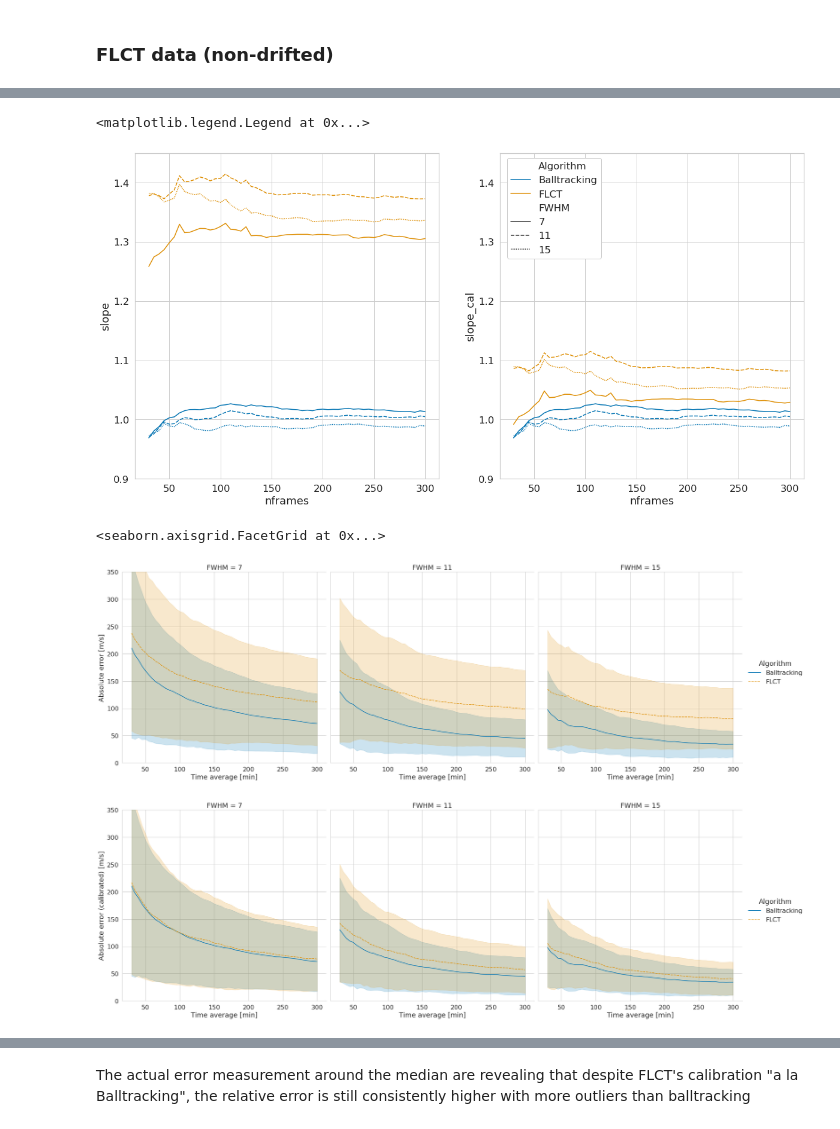
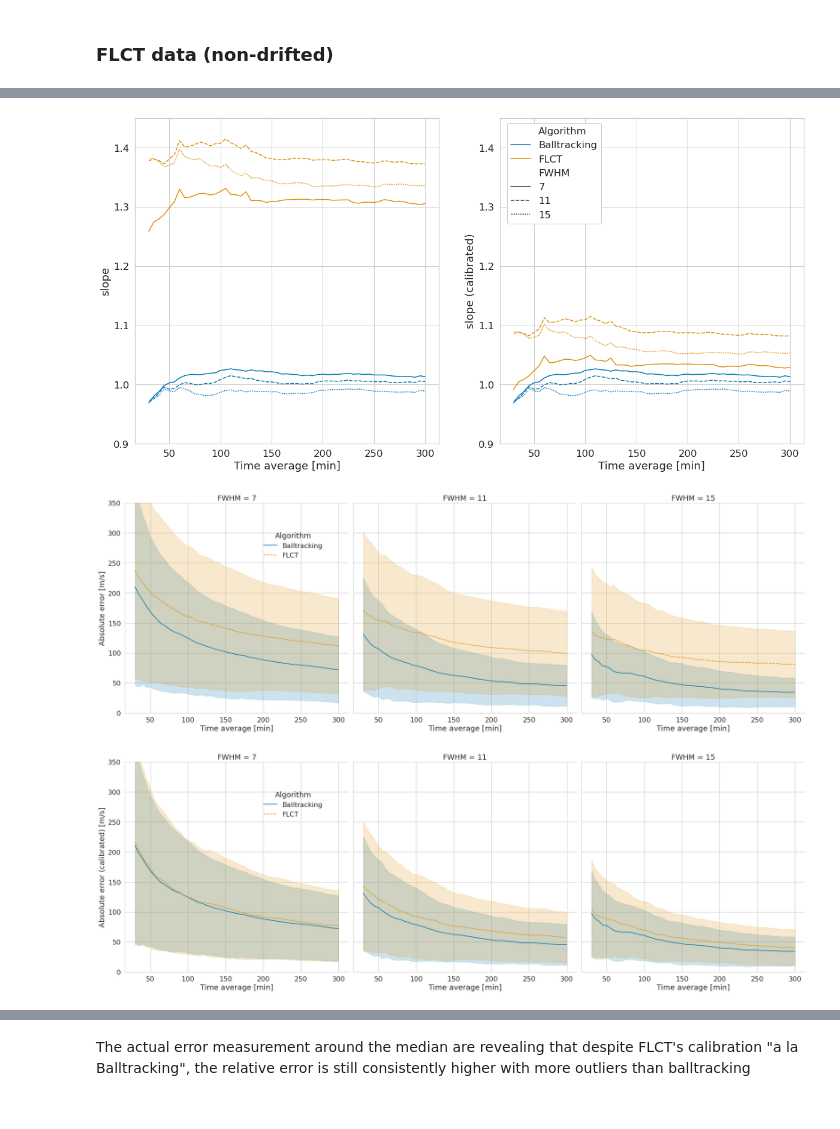
Before and after one commit to raphael-attie/sunflower, a Jupyter notebook: Comparisons/DeepVelU_FLCT_Balltracking_60frames.ipynb, the cells around one changed output, grey strips where cells are left out. Drawn from its saved outputs; the diff is of its cells as text; code cells hidden in the pictures.

Commit message:
Pushed the error analysis further for the seminar at NRL

```diff
--- a/Comparisons/DeepVelU_FLCT_Balltracking_60frames.ipynb
+++ b/Comparisons/DeepVelU_FLCT_Balltracking_60frames.ipynb
@@ -305,21 +308,23 @@ for i, fwhm_i in enumerate(fwhms):
     # Relative error (Mean Absolute Percentage Error: MAPE)
     APE_field_masked = [np.abs((v_stein_sm[i][j][2][fov] - fvs2[j][2][fov]*u)/np.ma.masked_less_equal(v_stein_sm[i][j][2][fov], 10)).ravel()*100 for j in range(nflows)]
     APE_field_masked_cal = [np.abs((v_stein_sm[i][j][2][fov] - fvs2_cal[j][2][fov]*u)/np.ma.masked_less_equal(v_stein_sm[i][j][2][fov], 10)).ravel()*100 for j in range(nflows)]
-    df1 = pd.concat([pd.DataFrame({'vx_stein': v_stein_sm[i][j][0][fov].ravel(), 'vy_stein': v_stein_sm[i][j][1][fov].ravel(),
-                                   'vx':fvs2[j][0][fov].ravel()*u, 'vy':fvs2[j][1][fov].ravel()*u, 'vmag':fvs2[j][2][fov].ravel()*u,
-                                   'vx_cal': fvs2_cal[j][0][fov].ravel()*u,
-                                   'vmag_stein': v_stein_sm[i][j][2][fov].ravel(),
-                                   'error':error_field[j], 'error_cal':error_field_cal[j],
-                                   'APE': APE_field_masked[j], 'APE_cal': APE_field_masked_cal[j],
-                                   'nframes':nframes[j], 'FWHM':fwhm_i, 'kernel':kernel, 'Algorithm':'FLCT'}) for j in range(nflows)])
+
 
     APE_field = [np.abs((v_stein_sm[i][j][2][fov] - fvs2[j][2][fov]*u)/v_stein_sm[i][j][2][fov]).ravel()*100 for j in range(nflows)]
     APE_field_cal = [np.abs((v_stein_sm[i][j][2][fov] - fvs2_cal[j][2][fov]*u)/v_stein_sm[i][j][2][fov]).ravel()*100 for j in range(nflows)]
+    df1 = pd.concat([pd.DataFrame({'vx_stein': v_stein_sm[i][j][0][fov].ravel(), 'vy_stein': v_stein_sm[i][j][1][fov].ravel(),
+                               'vx':fvs2[j][0][fov].ravel()*u, 'vy':fvs2[j][1][fov].ravel()*u, 'vmag':fvs2[j][2][fov].ravel()*u,
+                               'vx_cal': fvs2_cal[j][0][fov].ravel()*u,
+                               'vmag_stein': v_stein_sm[i][j][2][fov].ravel(),
+                               'error':error_field[j], 'error_cal':error_field_cal[j],
+                               'APE': APE_field_masked[j], 'APE_cal': APE_field_masked_cal[j], 'APE_cal_unmasked': APE_field_cal[j],
+                               'nframes':nframes[j], 'FWHM':fwhm_i, 'FWHM (Mm)':fwhm_i*0.368, 'kernel':kernel, 'Algorithm':'FLCT'}) for j in range(nflows)])
+
     fMAPE = [np.median(APE_field[j]) for j in range(nflows)]
     fMAPE_cal = [np.median(APE_field_cal[j]) for j in range(nflows)]
     # Correlations between FLCT and simulation
     fcorrs = [calc_c_pearson(v_stein_sm[i][j][0], fvs2[j][0], v_stein_sm[i][j][1], fvs2[j][1], fov=fov) for j in range(nflows)]
-    df2 = pd.DataFrame({'nframes':nframes, 'slope':f_alphas, 'slope_cal':f_alphas_cal, 'RMSE':RMSE_uncal, 'MAPE':fMAPE, 'MAPE_cal':fMAPE_cal, 'correlation':fcorrs, 'FWHM':fwhm_i, 'kernel':kernel, 'Algorithm':'FLCT'})
+    df2 = pd.DataFrame({'nframes':nframes, 'slope':f_alphas, 'slope_cal':f_alphas_cal, 'RMSE':RMSE_uncal, 'MAPE':fMAPE, 'MAPE_cal':fMAPE_cal, 'correlation':fcorrs, 'FWHM':fwhm_i, 'FWHM (Mm)':fwhm_i*0.368, 'kernel':kernel, 'Algorithm':'FLCT'})
     dfs1.append(df1)
     dfs2.append(df2)
 
@@ -407,24 +416,36 @@ g1 = sns.lineplot(data=df2, x='nframes', y='slope', hue='Algorithm', style='FWHM
 g2 = sns.lineplot(data=df2, x='nframes', y='slope_cal', hue='Algorithm', style='FWHM', ax=axs[1], palette='colorblind')
 g1.set(ylim=[0.9, 1.45])
 g2.set(ylim=[0.9, 1.45])
+g1.set(xlabel='Time average [min]')
+g2.set(xlabel='Time average [min]')
+g1.set(ylabel='slope')
+g2.set(ylabel='slope (calibrated)')
 axs[1].legend(bbox_to_anchor= [0.35, 1], framealpha=1)
+plt.savefig(Path(outputdir, 'slopes_Balltracking_FLCT.png'))
+plt.savefig(Path(outputdir, 'slopes_Balltracking_FLCT.jpg'))
 # %% [output]
-<matplotlib.legend.Legend at 0x...>
-[figure, old version]
+[figure, new version]
+# %%
+matplotlib.rcParams.update({'legend.framealpha': 1})
 # %%
 g1 = sns.relplot(data=df1, x='nframes', y='error',style='Algorithm', hue='Algorithm', col='FWHM', kind='line', ci='sd', legend='full',
             palette='colorblind', height=8)
 g1.set(xlabel='Time average [min]', ylabel='Absolute error [m/s]', ylim=[0, 350])
-#plt.savefig(PurePath(outputdir, 'error.png'))
+g1._legend.set_bbox_to_anchor([0.3, 0.8])
+
+plt.savefig(Path(outputdir, 'Absolute_error_Balltracking_FLCT.png'))
+plt.savefig(Path(outputdir, 'Absolute_error_Balltracking_FLCT.jpg'))
 
 g1 = sns.relplot(data=df1, x='nframes', y='error_cal',style='Algorithm', hue='Algorithm', col='FWHM', kind='line', ci='sd', legend='full',
             palette='colorblind', height=8)
 g1.set(xlabel='Time average [min]', ylabel='Absolute error (calibrated) [m/s]', ylim=[0, 350])
-#plt.savefig(PurePath(outputdir, 'error.png'))
+g1._legend.set_bbox_to_anchor([0.3, 0.8])
+
+plt.savefig(Path(outputdir, 'Absolute_error_Balltracking_FLCT_calibrated.png'))
+plt.savefig(Path(outputdir, 'Absolute_error_Balltracking_FLCT_calibrated.jpg'))
 # %% [output]
-<seaborn.axisgrid.FacetGrid at 0x...>
-[figure, old version]
+[figure, new version]
-[figure, old version]
+[figure, new version]
 # %%
 g1 = sns.relplot(data=df1, x='nframes', y='APE',style='Algorithm', hue='Algorithm', col='FWHM', kind='line', ci='sd', legend='full',
             palette='colorblind', height=8, estimator=np.median)
```
Also changed, not shown: parts of 13 cells of this notebook, 8 other files.
